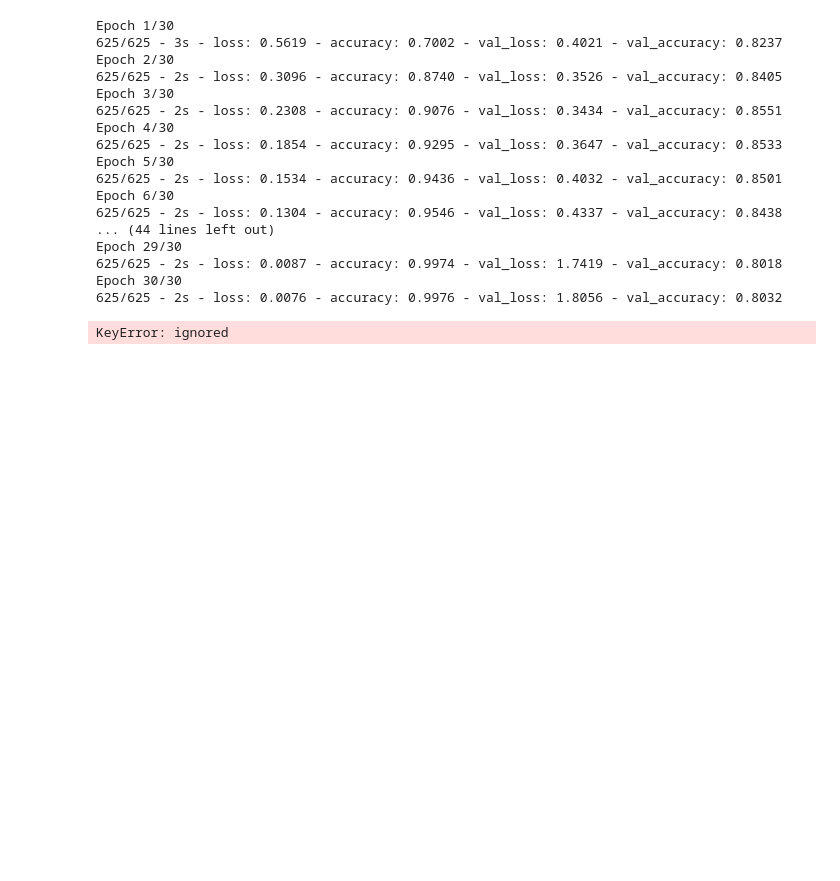
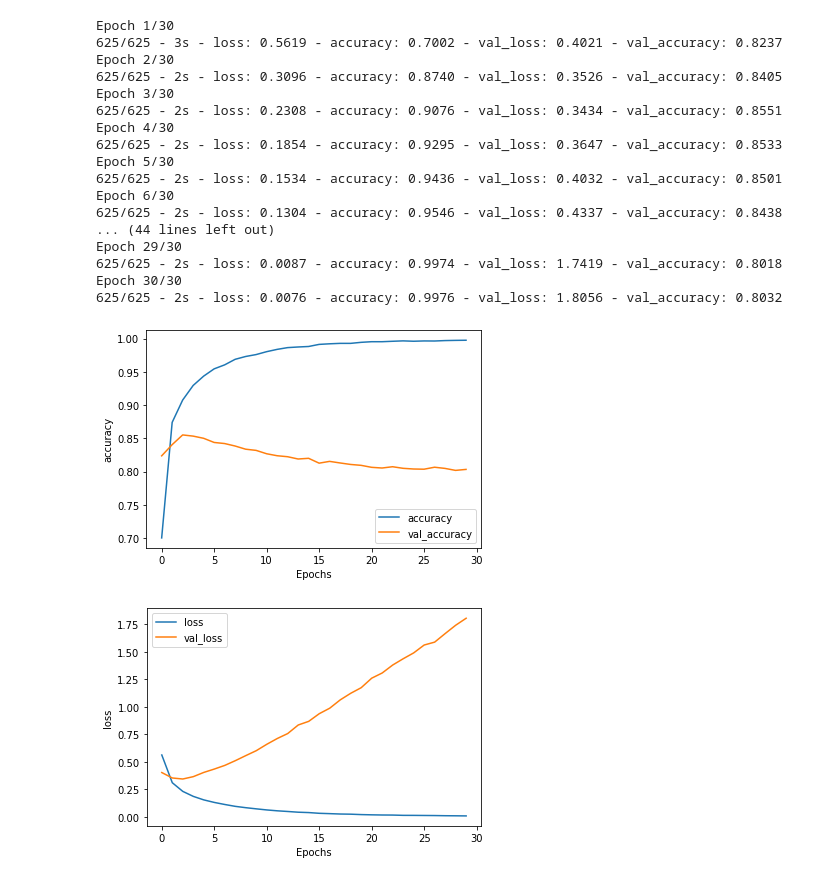
Before and after one commit to remre/StriveSchool-ai, a Jupyter notebook: m7NLP/d4/notes/NLPDLAIW2sarcasm.ipynb, the cells around one changed output. Cells and saved outputs as stored; diff of their text form; code cells hidden in the pictures; blank space fills up the shorter version.

```diff
--- a/m7NLP/d4/notes/NLPDLAIW2sarcasm.ipynb
+++ b/m7NLP/d4/notes/NLPDLAIW2sarcasm.ipynb
@@ -107,16 +107,17 @@ Epoch 30/30
 # %%
 import matplotlib.pyplot as plt
 
 def plot_g(history, string):
   plt.plot(history.history[string])
   plt.plot(history.history['val_'+string])
   plt.xlabel("Epochs")
   plt.ylabel(string)
   plt.legend([string,'val_'+string])
   plt.show()
 
 
-plot_g(history,"acc")
+plot_g(history,"accuracy")
 plot_g(history,'loss')
 # %% [output]
-KeyError: ignored
+[figure, added]
+[figure, added]
```
